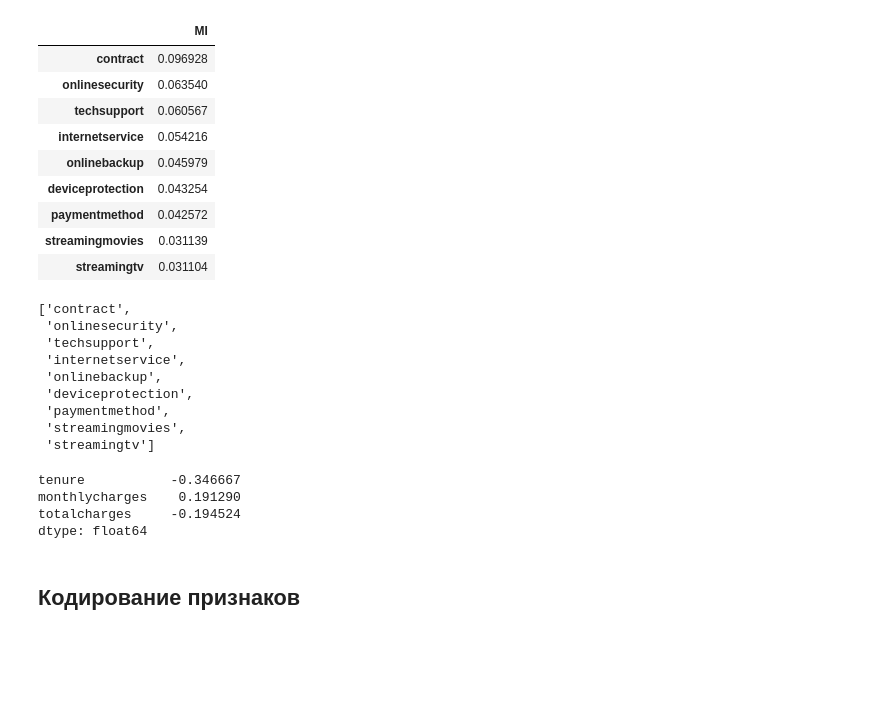
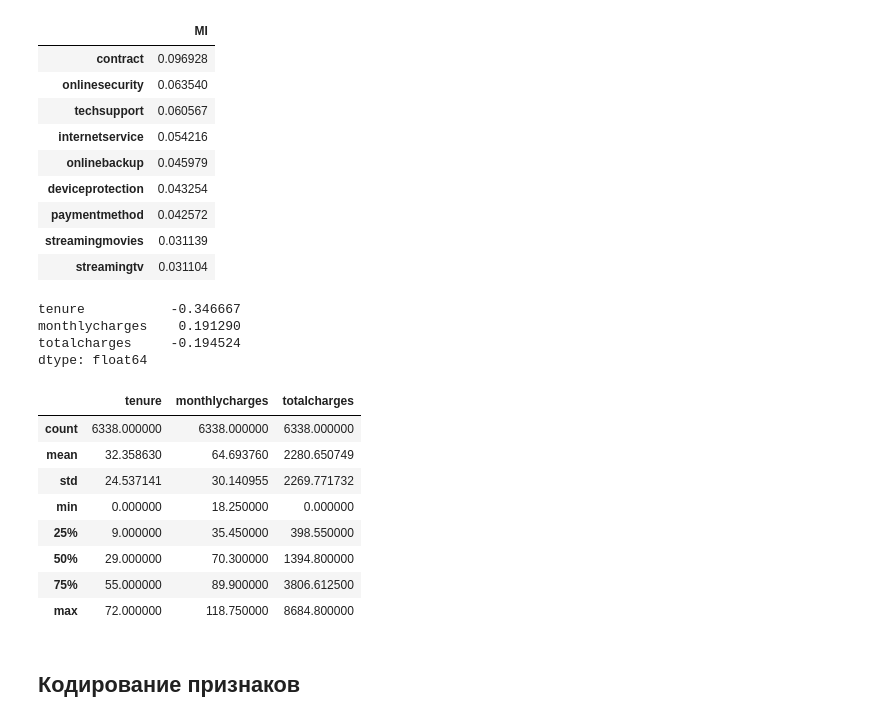
Before and after one commit to GridasovSasha/ML_classification_customer_churn, a Jupyter notebook: main.ipynb, the cells around one changed output. Cells and saved outputs as stored; diff of their text form; code cells hidden in the pictures; blank space fills up the shorter version.

```diff
--- a/main.ipynb
+++ b/main.ipynb
@@ -392,15 +393,3 @@ categorical = df_mi[df_mi['MI'] > 0.03].index.to_list()
-# %%
-categorical
-# %% [output]
-['contract',
- 'onlinesecurity',
- 'techsupport',
- 'internetservice',
- 'onlinebackup',
- 'deviceprotection',
- 'paymentmethod',
- 'streamingmovies',
- 'streamingtv']
 # %%
 # коэффициент корреляции
 df_train_full[numeric].corrwith(df_train_full['churn'])
@@ -409,6 +398,18 @@ tenure           -0.346667
 monthlycharges    0.191290
 totalcharges     -0.194524
 dtype: float64
+# %%
+df_train_full[numeric].describe()
+# %% [output]
+|  | tenure | monthlycharges | totalcharges |
+| count | 6338.000000 | 6338.000000 | 6338.000000 |
+| mean | 32.358630 | 64.693760 | 2280.650749 |
+| std | 24.537141 | 30.140955 | 2269.771732 |
+| min | 0.000000 | 18.250000 | 0.000000 |
+| 25% | 9.000000 | 35.450000 | 398.550000 |
+| 50% | 29.000000 | 70.300000 | 1394.800000 |
+| 75% | 55.000000 | 89.900000 | 3806.612500 |
+| max | 72.000000 | 118.750000 | 8684.800000 |
 # %% [markdown]
 ## Кодирование признаков
 # %%
```
Also changed, not shown: parts of 6 cells of this notebook.
